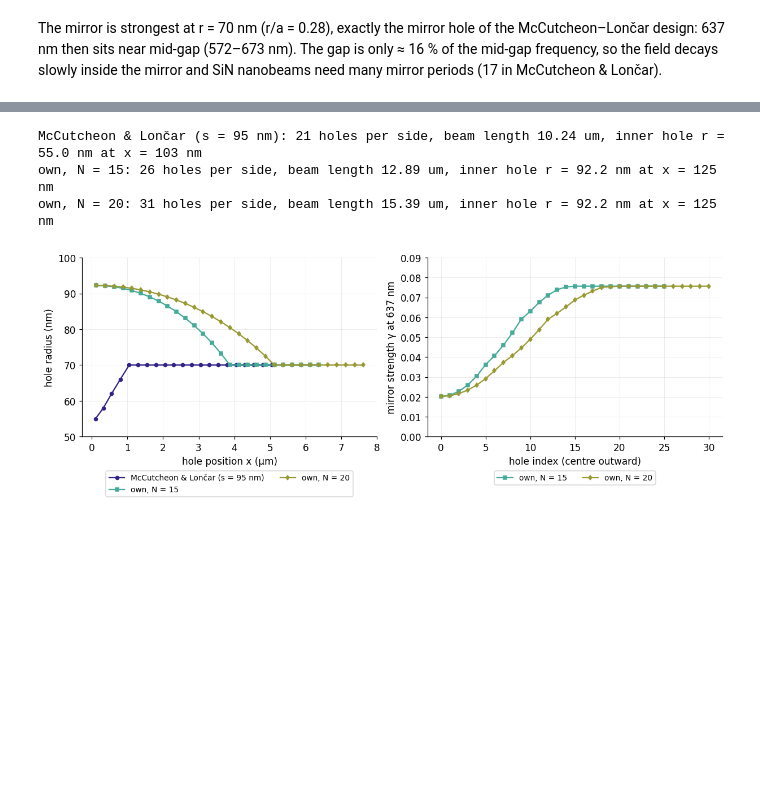
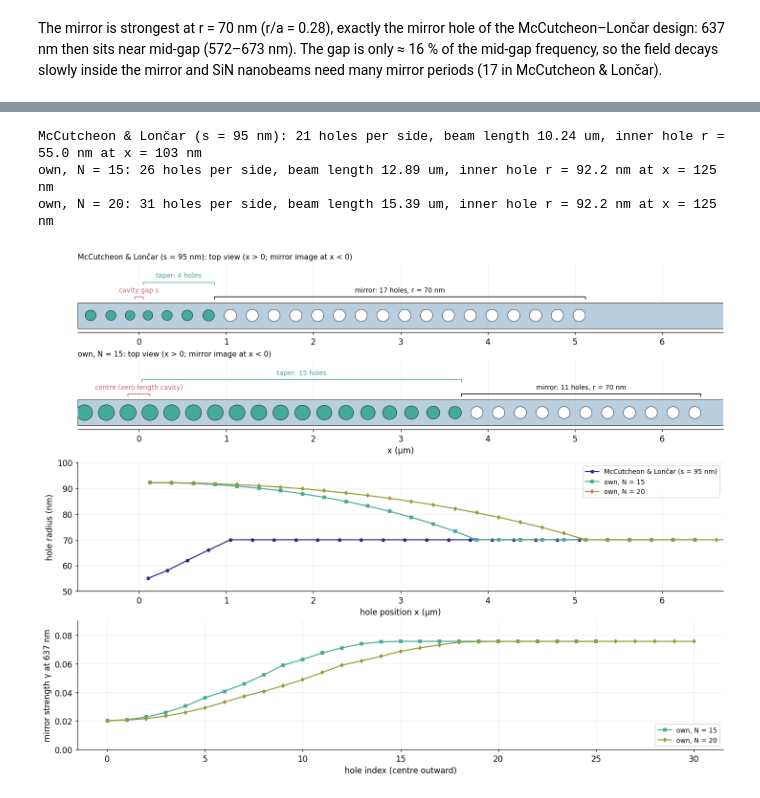
Before and after one commit to ykawaguchi-photonics/photonics-simulation-toolkit, a Jupyter notebook: sin_cavity/notebooks/01_bands_and_mirrors.ipynb, the cells around one changed output, grey strips where cells are left out. Saved outputs shown, nothing was run; the diff lists cells and outputs as text; code cells hidden in the pictures; blank space fills up the shorter version.

```diff
--- a/sin_cavity/notebooks/01_bands_and_mirrors.ipynb
+++ b/sin_cavity/notebooks/01_bands_and_mirrors.ipynb
@@ -143,16 +364,16 @@ gap). Their recipe fixes two radii from this map:
 # %%
-# Band edges (in nm) and mirror strength at 637 nm vs hole radius.
-E = np.load(DATA / "nanobeam" / "design_band_edges.npz")
+# TE-like band edges at X (in nm) and mirror strength at 637 nm vs hole radius;
+# dotted lines: the three radii drawn above.
 r_nm, f1, f2, gam = E["r"] * 1e3, E["f1"], E["f2"], E["gamma"]
 r_c = float(np.interp(F_RES, f1, E["r"])) * 1e3      # f1 rises with r
 r_m = float(r_nm[np.argmax(gam)])
 
 fig, (ax0, ax1) = plt.subplots(1, 2, figsize=(11, 4), layout="constrained")
-ax0.fill_between(r_nm, 1e3 / f2, 1e3 / f1, color=style.COLOR_STEEL, alpha=0.25, lw=0, label="band gap at X")
-ax0.plot(r_nm, 1e3 / f1, "o-", ms=4, color=style.COLOR_INDIGO, label="dielectric band edge (f₁)")
-ax0.plot(r_nm, 1e3 / f2, "s-", ms=4, color=style.COLOR_CYAN, label="air band edge (f₂)")
+ax0.fill_between(r_nm, 1e3 / f2, 1e3 / f1, color=style.COLOR_STEEL, alpha=0.25, lw=0, label="TE-like band gap at X")
+ax0.plot(r_nm, 1e3 / f1, "o-", ms=4, color=style.COLOR_INDIGO, label="dielectric band edge f₁ (TE-like)")
+ax0.plot(r_nm, 1e3 / f2, "s-", ms=4, color=style.COLOR_CYAN, label="air band edge f₂ (TE-like)")
 ax0.axhline(637, color=style.COLOR_REFERENCE, ls="--", lw=1)
-ax0.text(51, 640, "637 nm", color=style.COLOR_REFERENCE, fontsize=9, va="bottom")
+ax0.text(1.01, 637, "637 nm", color=style.COLOR_REFERENCE, fontsize=9, va="center", transform=ax0.get_yaxis_transform())
 ax0.set_xlabel("hole radius r (nm)"); ax0.set_ylabel("wavelength (nm)"); ax0.set_ylim(500, 700)
 ax0.legend(loc="upper center", bbox_to_anchor=(0.5, -0.17), ncol=2, fontsize=9)
 
@@ -163,6 +384,11 @@ ax1.annotate(f"r_m = {r_m:.0f} nm", (r_m, gam.max()), (55, 0.02), fontsize=9,
              arrowprops=dict(arrowstyle="->", color=style.COLOR_REFERENCE))
 ax1.text(r_c - 1, 0.083, f"r_c = {r_c:.1f} nm", ha="right", fontsize=9, color=style.COLOR_REFERENCE)
 ax1.set_xlabel("hole radius r (nm)"); ax1.set_ylabel("mirror strength γ at 637 nm"); ax1.set_ylim(0, 0.09)
+for ax in (ax0, ax1):                                   # labels above the axes, off the data
+    for r, lab in zip((50, 70, 100), ("i", "ii", "iii")):
+        ax.axvline(r, color=style.COLOR_REFERENCE, ls=":", lw=1)
+        ax.text(r, 1.01, f"({lab})", ha="center", va="bottom", fontsize=9, color=style.COLOR_REFERENCE,
+                transform=ax.get_xaxis_transform())
 fig.savefig(DATA / "fig_nanobeam_mirror.png", dpi=150, bbox_inches="tight")
 plt.show()
 print(f"r_c = {r_c:.1f} nm (f1 = f_res), r_m = {r_m:.0f} nm (gamma = {gam.max():.3f}), "
@@ -189,31 +422,75 @@ Two tapers bring the field from the cavity centre into the mirror:
   rise about linearly away from the centre, which gives a Gaussian field envelope and
   suppresses the momentum components inside the light cone. N = 15 and 20 are compared.
 # %%
-# Hole radius vs position (x > 0, centre outward) for the three designs, and the mirror strength
-# each hole of the own designs would have as a uniform mirror (gamma(r) from Section 2).
+# Where the cavity, the taper and the mirror sit along the beam (top), the hole radius at each
+# hole position (middle) and the mirror strength each hole of the own designs would have as a
+# uniform mirror (bottom, gamma(r) from Section 2). The beams are mirror-symmetric about x = 0;
+# the drawings show x > 0 and the start of the left half.
 mc = pc.MCCUTCHEON
 designs = {
     "McCutcheon & Lončar (s = 95 nm)": pc.nanobeam_holes(mc["taper"], mc["mirror"], mc["n_mirror"], 0.095, "edge"),
     "own, N = 15": np.load(DATA / "nanobeam" / "design_N15.npy"),
     "own, N = 20": np.load(DATA / "nanobeam" / "design_N20.npy"),
 }
-fig, (ax0, ax1) = plt.subplots(1, 2, figsize=(11, 4), layout="constrained")
+r_mirror = mc["mirror"][1]
+TAPER_C = style.COLOR_TEAL
+XLIM = (-0.7, 6.7)
+
+
+def bracket(ax, x0, x1, y, text, color="k"):
+    # Region marker above the beam: a horizontal bar with end ticks and a label above it.
+    ax.plot([x0, x0, x1, x1], [y - 0.03, y, y, y - 0.03], color=color, lw=1)
+    ax.text((x0 + x1) / 2, y + 0.04, text, ha="center", va="bottom", fontsize=9, color=color)
+
+
+fig, axes = plt.subplots(4, 1, figsize=(13, 10), layout="constrained",
+                         gridspec_kw=dict(height_ratios=[0.75, 0.75, 1.4, 1.4]))
+for ax, name in zip(axes[:2], list(designs)[:2]):
+    h = designs[name]
+    is_taper = abs(h[:, 1] - r_mirror) > 0.5e-3              # every hole that differs from the mirror hole
+    draw_beam(ax, h, mc["w"], XLIM, colors=[TAPER_C if t else "white" for t in is_taper], equal=False)
+    x_in, r_in = h[0]
+    n_t = int(is_taper.sum())
+    x_t = h[n_t - 1, 0] + h[n_t - 1, 1]                        # outer edge of the last taper hole
+    y_b = mc["w"] / 2 + 0.07
+    if name.startswith("McC"):
+        bracket(ax, -(x_in - r_in), x_in - r_in, y_b, "cavity gap s", style.COLOR_ROSE)
+    else:
+        bracket(ax, -x_in, x_in, y_b, "centre (zero-length cavity)", style.COLOR_ROSE)
+    bracket(ax, x_in - r_in, x_t, y_b + 0.17, f"taper: {n_t} holes", TAPER_C)
+    bracket(ax, x_t, h[-1, 0] + h[-1, 1], y_b, f"mirror: {len(h) - n_t} holes, r = {r_mirror * 1e3:.0f} nm")
+    ax.set_yticks([]); [s.set_visible(False) for s in ax.spines.values() if s.spine_type != "bottom"]
+    ax.set_title(f"{name}: top view (x > 0; mirror image at x < 0)", fontsize=10, loc="left")
+ax.set_xlabel("x (µm)")
+
+ax0 = axes[2]
 for (name, h), c, m in zip(designs.items(), style.COLOR_CYCLE[::2], "osd"):
     ax0.plot(h[:, 0], h[:, 1] * 1e3, m + "-", ms=4, color=c, label=name)
     print(f"{name}: {len(h)} holes per side, beam length {2 * (h[-1, 0] + h[-1, 1]):.2f} um, "
           f"inner hole r = {h[0, 1] * 1e3:.1f} nm at x = {h[0, 0] * 1e3:.0f} nm")
-    if name.startswith("own"):
-        ax1.plot(np.arange(len(h)), np.interp(h[:, 1], E["r"], gam), m + "-", ms=4, color=c, label=name)
-ax0.set_xlabel("hole position x (µm)"); ax0.set_ylabel("hole radius (nm)"); ax0.set_ylim(50, 100)
-ax0.legend(loc="upper center", bbox_to_anchor=(0.5, -0.17), ncol=2, fontsize=9)
+ax0.set_xlim(*XLIM); ax0.set_ylim(50, 100)
+ax0.set_xlabel("hole position x (µm)"); ax0.set_ylabel("hole radius (nm)")
+ax0.legend(loc="upper right", fontsize=9)
+
+# Same x range in all three upper panels; the beam panels get the y range that makes 1 um in y
+# as long as 1 um in x on screen, so the holes are drawn round.
+fig.canvas.draw()
+for ax in axes[:2]:
+    bb = ax.get_window_extent()
+    y0 = -mc["w"] / 2 - 0.05
+    ax.set_ylim(y0, y0 + (XLIM[1] - XLIM[0]) * bb.height / bb.width)
+
+ax1 = axes[3]
+for (name, h), c, m in list(zip(designs.items(), style.COLOR_CYCLE[::2], "osd"))[1:]:
+    ax1.plot(np.arange(len(h)), np.interp(h[:, 1], E["r"], E["gamma"]), m + "-", ms=4, color=c, label=name)
 ax1.set_xlabel("hole index (centre outward)"); ax1.set_ylabel("mirror strength γ at 637 nm")
 ax1.set_ylim(0, 0.09)
-ax1.legend(loc="upper center", bbox_to_anchor=(0.5, -0.17), ncol=2, fontsize=9)
+ax1.legend(loc="lower right", fontsize=9)
 fig.savefig(DATA / "fig_nanobeam_tapers.png", dpi=150, bbox_inches="tight")
 plt.show()
 # %% [output]
 McCutcheon & Lončar (s = 95 nm): 21 holes per side, beam length 10.24 um, inner hole r = 55.0 nm at x = 103 nm
 own, N = 15: 26 holes per side, beam length 12.89 um, inner hole r = 92.2 nm at x = 125 nm
 own, N = 20: 31 holes per side, beam length 15.39 um, inner hole r = 92.2 nm at x = 125 nm
-[figure, old version]
+[figure, new version]
 # %% [markdown]
```
Also changed, not shown: parts of 14 cells of this notebook, 17 other files.
